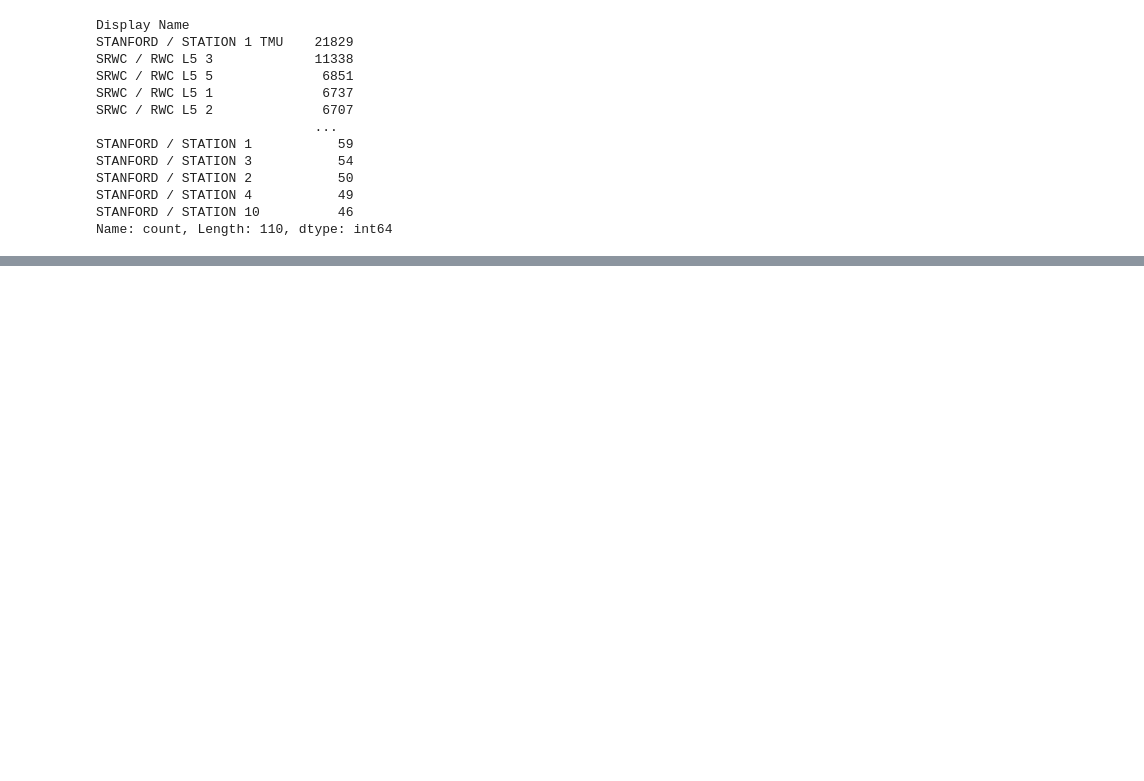
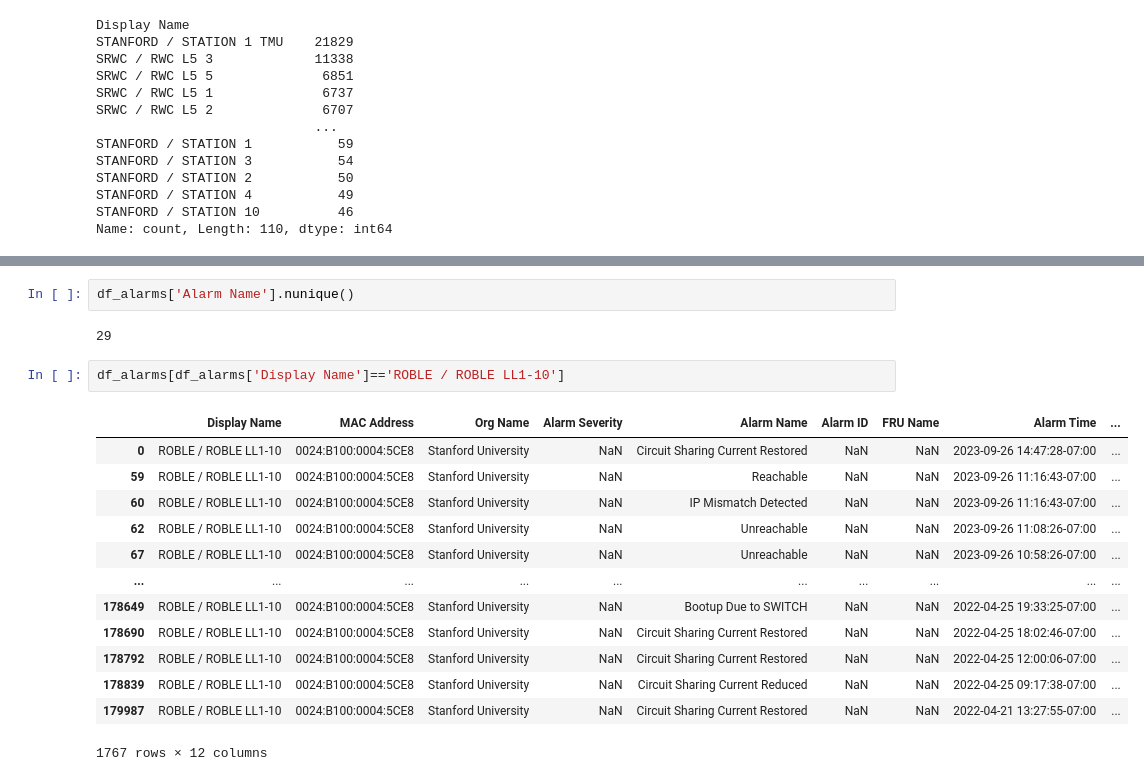
Before and after one commit to b-dagostino/charger-reliability, a Jupyter notebook: pilot.ipynb, the cells around one changed output, grey strips where cells are left out. Saved outputs shown, nothing was run; the diff lists cells and outputs as text; blank space fills up the shorter version.

```diff
--- a/pilot.ipynb
+++ b/pilot.ipynb
@@ -156,0 +289,20 @@ df_alarms['Display Name'].hist()
+# %%
+df_alarms['Alarm Name'].nunique()
+# %% [output]
+29
+# %%
+df_alarms[df_alarms['Display Name']=='ROBLE / ROBLE LL1-10']
+# %% [output]
+|  | Display Name | MAC Address | Org Name | Alarm Severity | Alarm Name | Alarm ID | FRU Name | Alarm Time | ... |
+| 0 | ROBLE / ROBLE LL1-10 | 0024:B100:0004:5CE8 | Stanford University | NaN | Circuit Sharing Current Restored | NaN | NaN | 2023-09-26 14:47:28-07:00 | ... |
+| 59 | ROBLE / ROBLE LL1-10 | 0024:B100:0004:5CE8 | Stanford University | NaN | Reachable | NaN | NaN | 2023-09-26 11:16:43-07:00 | ... |
+| 60 | ROBLE / ROBLE LL1-10 | 0024:B100:0004:5CE8 | Stanford University | NaN | IP Mismatch Detected | NaN | NaN | 2023-09-26 11:16:43-07:00 | ... |
+| 62 | ROBLE / ROBLE LL1-10 | 0024:B100:0004:5CE8 | Stanford University | NaN | Unreachable | NaN | NaN | 2023-09-26 11:08:26-07:00 | ... |
+| 67 | ROBLE / ROBLE LL1-10 | 0024:B100:0004:5CE8 | Stanford University | NaN | Unreachable | NaN | NaN | 2023-09-26 10:58:26-07:00 | ... |
+| ... | ... | ... | ... | ... | ... | ... | ... | ... | ... |
+| 178649 | ROBLE / ROBLE LL1-10 | 0024:B100:0004:5CE8 | Stanford University | NaN | Bootup Due to SWITCH | NaN | NaN | 2022-04-25 19:33:25-07:00 | ... |
+| 178690 | ROBLE / ROBLE LL1-10 | 0024:B100:0004:5CE8 | Stanford University | NaN | Circuit Sharing Current Restored | NaN | NaN | 2022-04-25 18:02:46-07:00 | ... |
+| 178792 | ROBLE / ROBLE LL1-10 | 0024:B100:0004:5CE8 | Stanford University | NaN | Circuit Sharing Current Restored | NaN | NaN | 2022-04-25 12:00:06-07:00 | ... |
+| 178839 | ROBLE / ROBLE LL1-10 | 0024:B100:0004:5CE8 | Stanford University | NaN | Circuit Sharing Current Reduced | NaN | NaN | 2022-04-25 09:17:38-07:00 | ... |
+| 179987 | ROBLE / ROBLE LL1-10 | 0024:B100:0004:5CE8 | Stanford University | NaN | Circuit Sharing Current Restored | NaN | NaN | 2022-04-21 13:27:55-07:00 | ... |
+1767 rows × 12 columns
```
Also changed, not shown: parts of 35 cells of this notebook, 1 other file.
